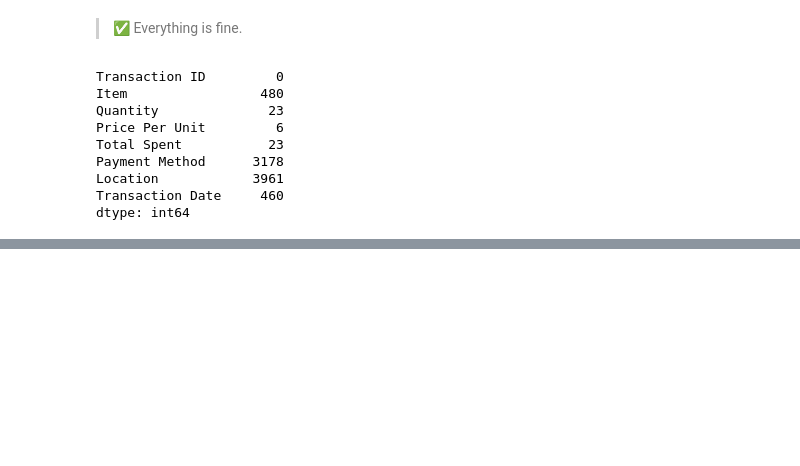
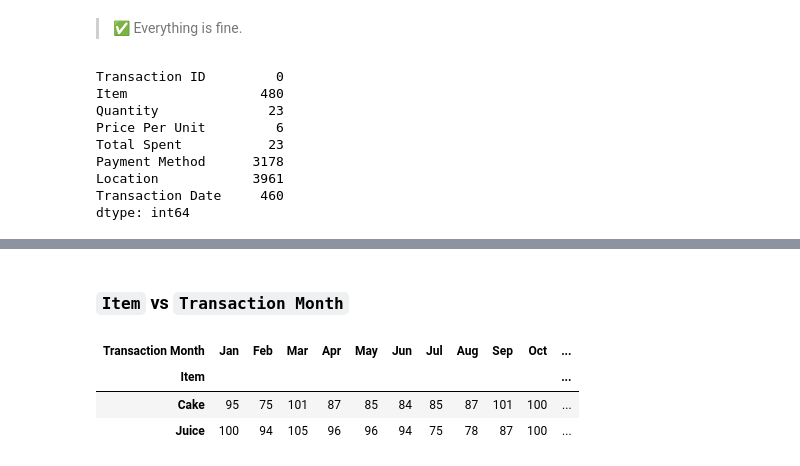
Before and after one commit to Gerum-Berhanu/data-cleaning, a Jupyter notebook: cafe.ipynb, the cells around one changed output, grey strips where cells are left out. Saved outputs shown, nothing was run; the diff lists cells and outputs as text; code cells hidden in the pictures; blank space fills up the shorter version.

```diff
--- a/cafe.ipynb
+++ b/cafe.ipynb
@@ -450,0 +515,20 @@ dtype: int64
+# %% [markdown]
+### `Item` vs `Transaction Month`
+# %%
+month_order = ["Jan", "Feb", "Mar", "Apr", "May", "Jun", "Jul", "Aug", "Sep", "Oct", "Nov", "Dec"]
+
+df_sub_item = df[df["Item"].isin(["Cake", "Juice", "Sandwich", "Smoothie"])]
+
+table_item_month_size = (
+    df_sub_item[["Item", "Transaction Month"]][df_sub_item["Item"].isin(["Cake", "Juice"])]
+    .dropna()
+    .pivot_table(index="Item", columns="Transaction Month", aggfunc="size")
+    .reindex(columns=month_order, fill_value=0)
+)
+
+display(table_item_month_size)
+# %% [output]
+| Transaction Month | Jan | Feb | Mar | Apr | May | Jun | Jul | Aug | Sep | Oct | ... |
+| Item |  |  |  |  |  |  |  |  |  |  | ... |
+| Cake | 95 | 75 | 101 | 87 | 85 | 84 | 85 | 87 | 101 | 100 | ... |
+| Juice | 100 | 94 | 105 | 96 | 96 | 94 | 75 | 78 | 87 | 100 | ... |
```
Also changed, not shown: parts of 25 cells of this notebook.
